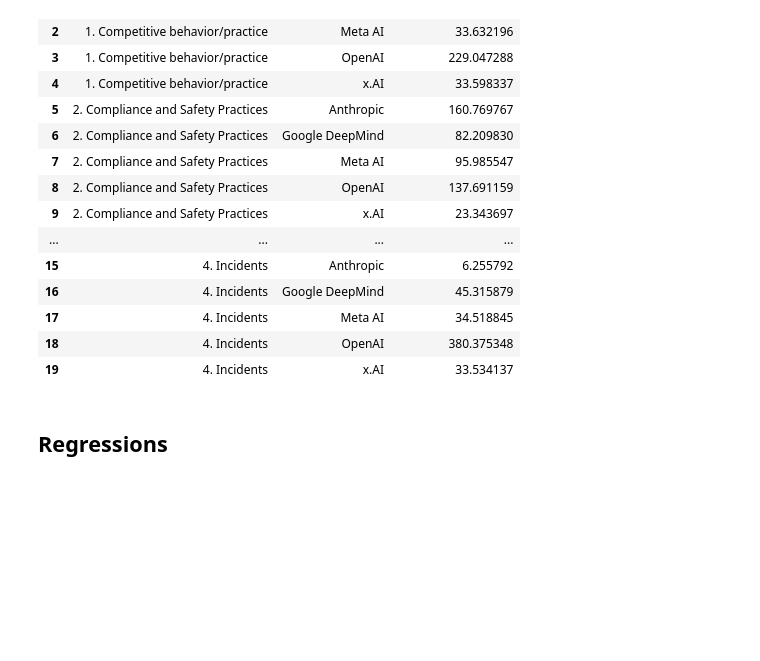
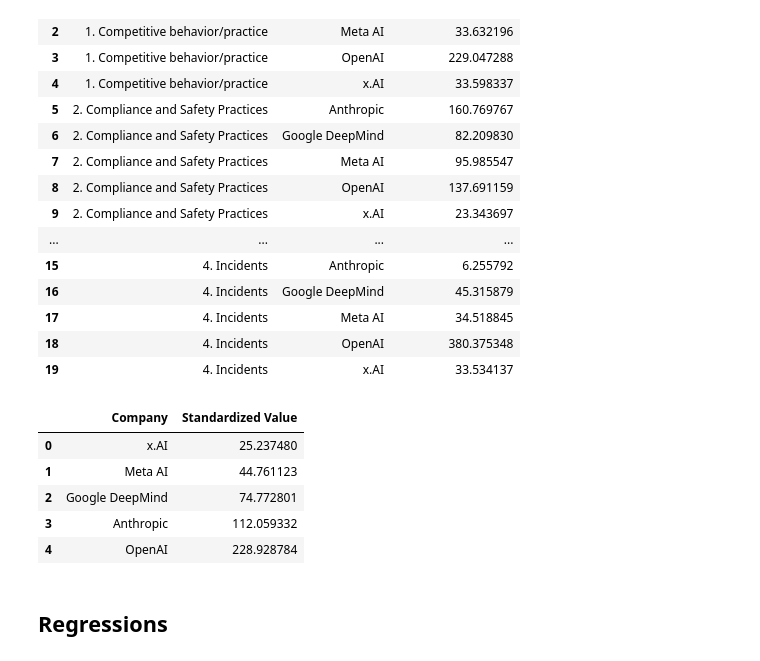
Before and after one commit to madegde/airisk-dashboard, a Jupyter notebook: AI Risk Index Charts.ipynb, the cells around one changed output. Drawn from its saved outputs; the diff is of its cells as text; code cells hidden in the pictures; blank space fills up the shorter version.

```diff
--- a/AI Risk Index Charts.ipynb
+++ b/AI Risk Index Charts.ipynb
@@ -92,3 +91,17 @@ risk_category_df
 | 19 | 4. Incidents | x.AI | 33.534137 |
 # %%
 risk_category_df.to_csv("data/risk_category_std.csv", index=False)
+# %%
+# Aggregate the data by 'Company'
+risk_company_df = df.groupby(['Company']).agg({
+    'Standardized Value': 'mean'
+}).reset_index()
+risk_company_df = risk_company_df.sort_values(by='Standardized Value', ascending=True).reset_index(drop=True)
+risk_company_df
+# %% [output]
+|  | Company | Standardized Value |
+| 0 | x.AI | 25.237480 |
+| 1 | Meta AI | 44.761123 |
+| 2 | Google DeepMind | 74.772801 |
+| 3 | Anthropic | 112.059332 |
+| 4 | OpenAI | 228.928784 |
```
Also changed, not shown: parts of 7 cells of this notebook, 4 other files.
